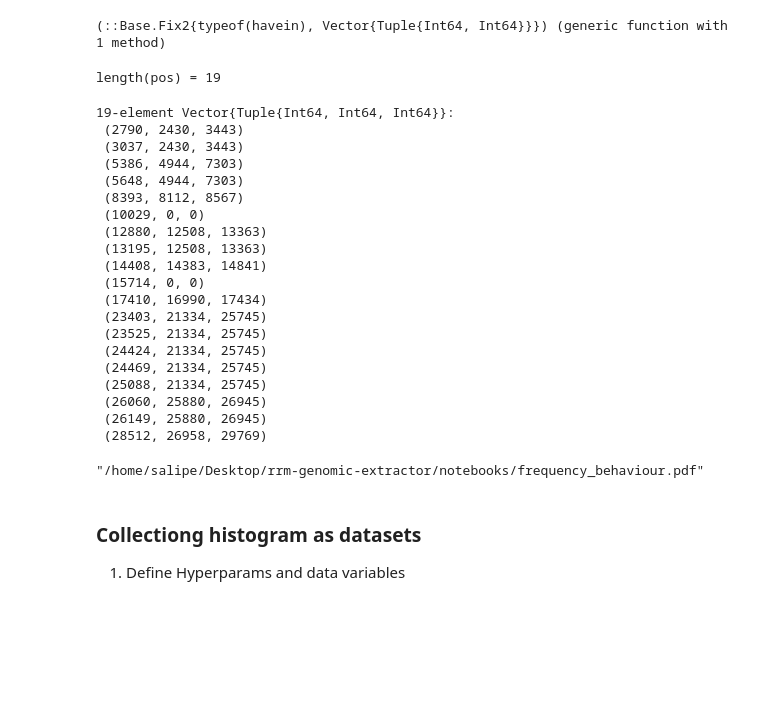
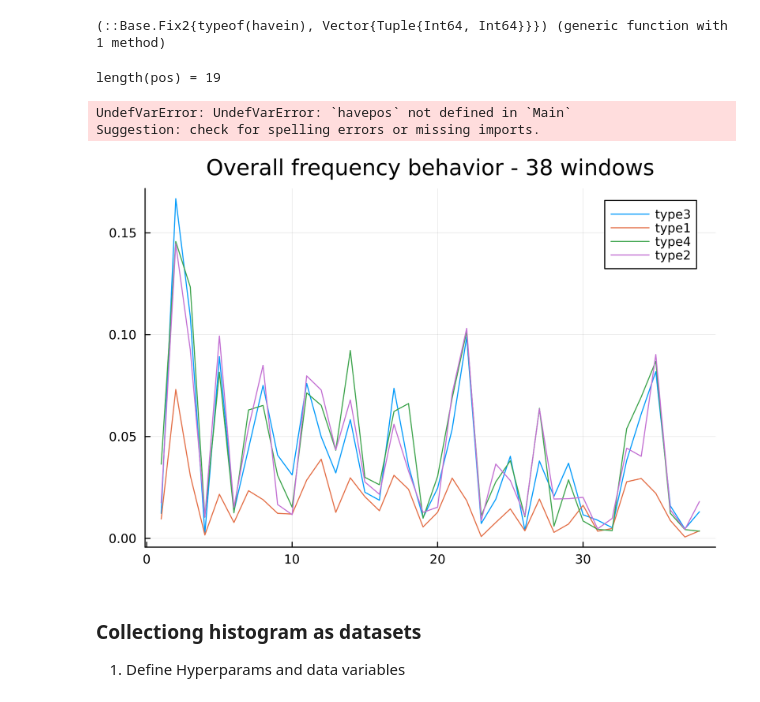
Before and after one commit to SALIPE/genomic-extractor, a Jupyter notebook: notebooks/wdwclassifier.ipynb, the cells around one changed output. Cells and saved outputs as stored; diff of their text form; code cells hidden in the pictures; blank space fills up the shorter version.

```diff
--- a/notebooks/wdwclassifier.ipynb
+++ b/notebooks/wdwclassifier.ipynb
@@ -18,6 +21,6 @@ using GREAC.DataIO, GREAC.ClassificationModel, GREAC.RegionExtraction
 # %%
-groupName::String = "covid"
-modelCachedFile::String = "$(homedir())/.project_cache/$groupName/0.008/kmers_distribution.dat"
+groupName::String = "denv"
+modelCachedFile::String = "$(homedir())/.project_cache/$groupName/0.004/kmers_distribution.dat"
 # modelCachedFile::String = "../.project_cache/0.002/Alpha_outmask.dat"
 # modelCachedFile
 model = DataIO.load_cache(modelCachedFile)
@@ -67,37 +70,19 @@ pos = [2790,
 found = map(havepos, pos)
 # %% [output]
 length(pos) = 19
-19-element Vector{Tuple{Int64, Int64, Int64}}:
- (2790, 2430, 3443)
- (3037, 2430, 3443)
- (5386, 4944, 7303)
- (5648, 4944, 7303)
- (8393, 8112, 8567)
- (10029, 0, 0)
- (12880, 12508, 13363)
- (13195, 12508, 13363)
- (14408, 14383, 14841)
- (15714, 0, 0)
- (17410, 16990, 17434)
- (23403, 21334, 25745)
- (23525, 21334, 25745)
- (24424, 21334, 25745)
- (24469, 21334, 25745)
- (25088, 21334, 25745)
- (26060, 25880, 26945)
- (26149, 25880, 26945)
- (28512, 26958, 29769)
+UndefVarError: UndefVarError: `havepos` not defined in `Main`
+Suggestion: check for spelling errors or missing imports.
 # %%
 
 plt = plot(title="Overall frequency behavior - $(length(model.regions)) windows", dpi=300)
 
 for (class, distribution) in  model.class_string_probs
     plot!(plt,distribution, label=class)
 end
 plot(plt)
-savefig("frequency_behaviour.pdf")
+# savefig("frequency_behaviour.pdf")
 # %% [output]
-"/home/salipe/Desktop/rrm-genomic-extractor/notebooks/frequency_behaviour.pdf"
+[figure, added]
 # %% [markdown]
 ### Collectiong histogram as datasets
 
```
Also changed, not shown: parts of 2 cells of this notebook, 3 other files.
